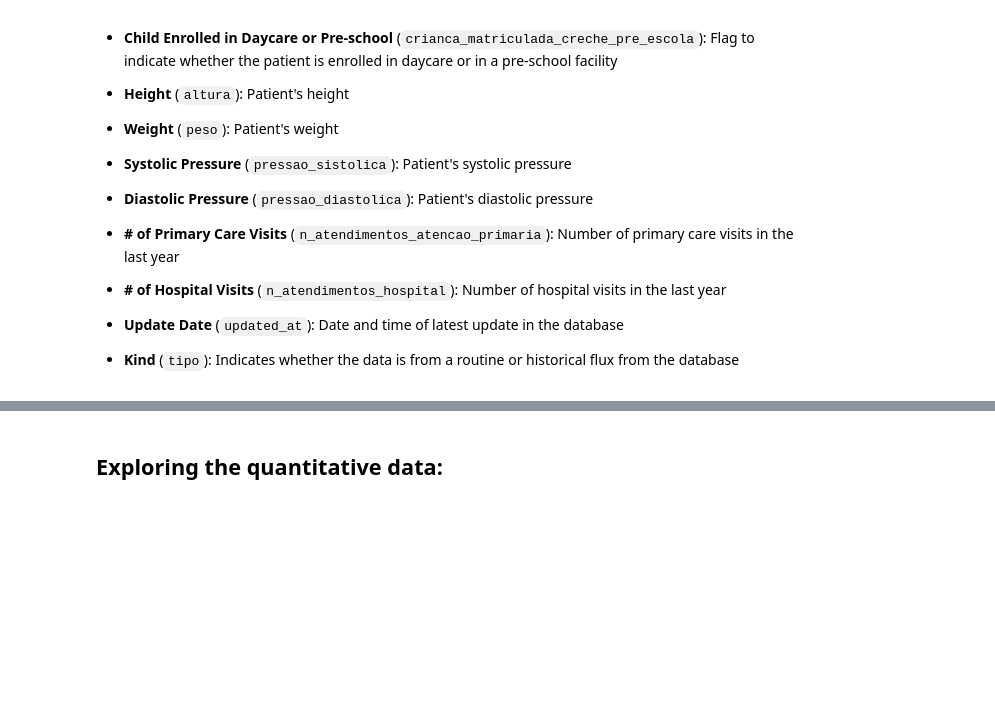
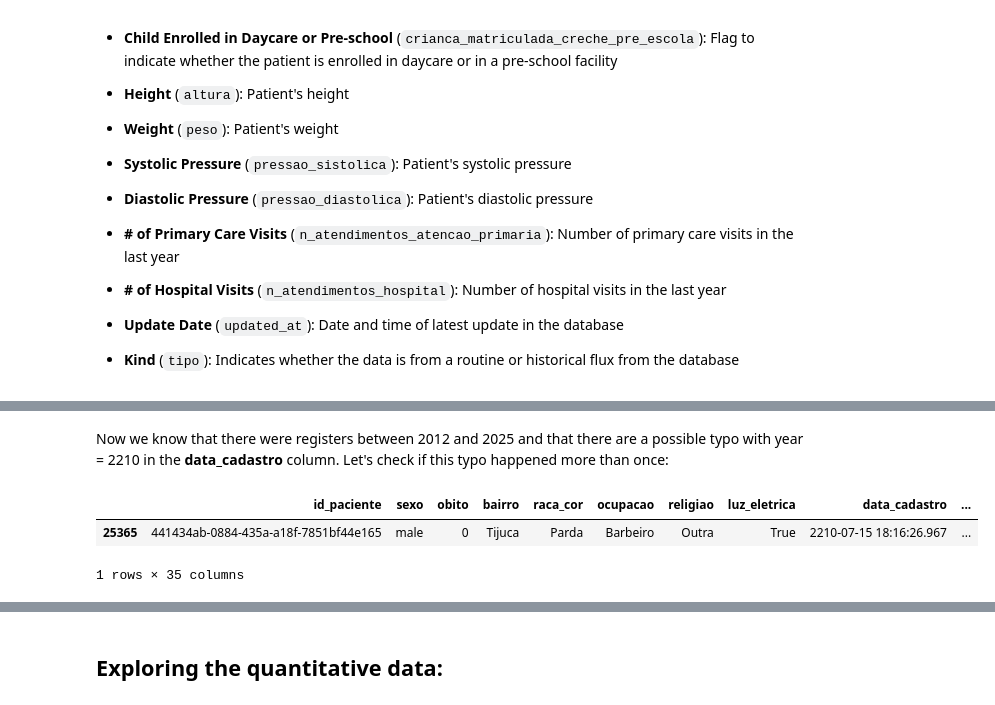
Before and after one commit to micahgcnavia/Home_Visits_Public_Health_RJ, a Jupyter notebook: exploring_data.ipynb, the cells around one changed output, grey strips where cells are left out. Drawn from its saved outputs; the diff is of its cells as text; code cells hidden in the pictures; blank space fills up the shorter version.

```diff
--- a/exploring_data.ipynb
+++ b/exploring_data.ipynb
@@ -171,0 +195,8 @@ df.describe()
+# %% [markdown]
+Now we know that there were registers between 2012 and 2025 and that there are a possible typo with year = 2210 in the **data_cadastro** column. Let's check if this typo happened more than once:
+# %%
+df.loc[df['data_cadastro'].dt.year == register_years[-1]]
+# %% [output]
+|  | id_paciente | sexo | obito | bairro | raca_cor | ocupacao | religiao | luz_eletrica | data_cadastro | ... |
+| 25365 | 441434ab-0884-435a-a18f-7851bf44e165 | male | 0 | Tijuca | Parda | Barbeiro | Outra | True | 2210-07-15 18:16:26.967 | ... |
+1 rows × 35 columns
```
Also changed, not shown: parts of 10 cells of this notebook.
